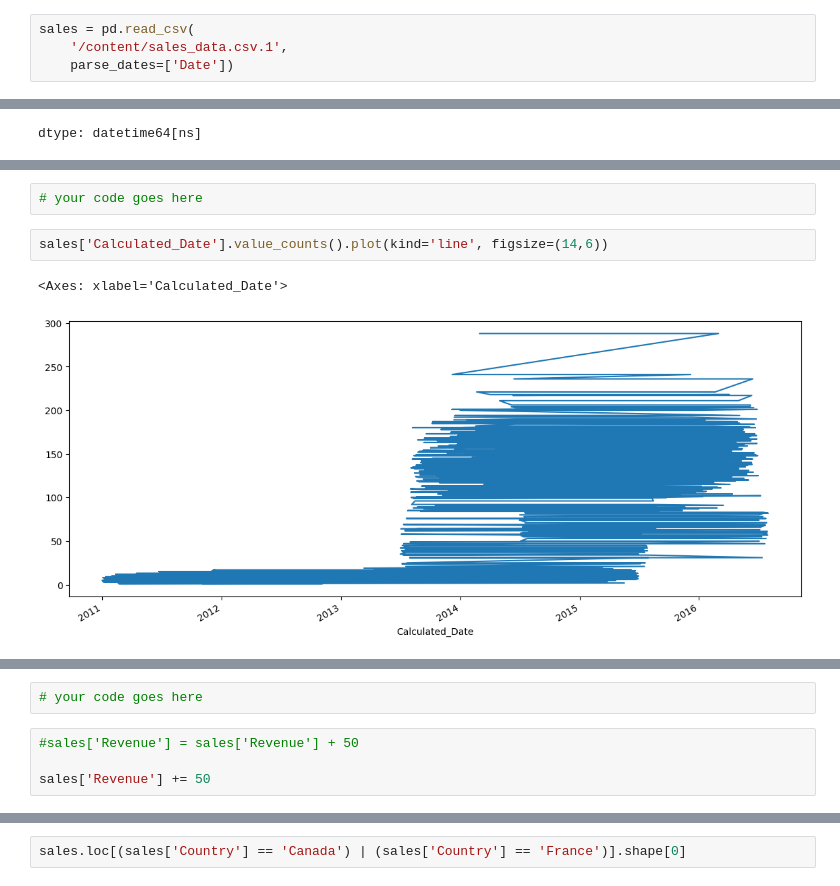
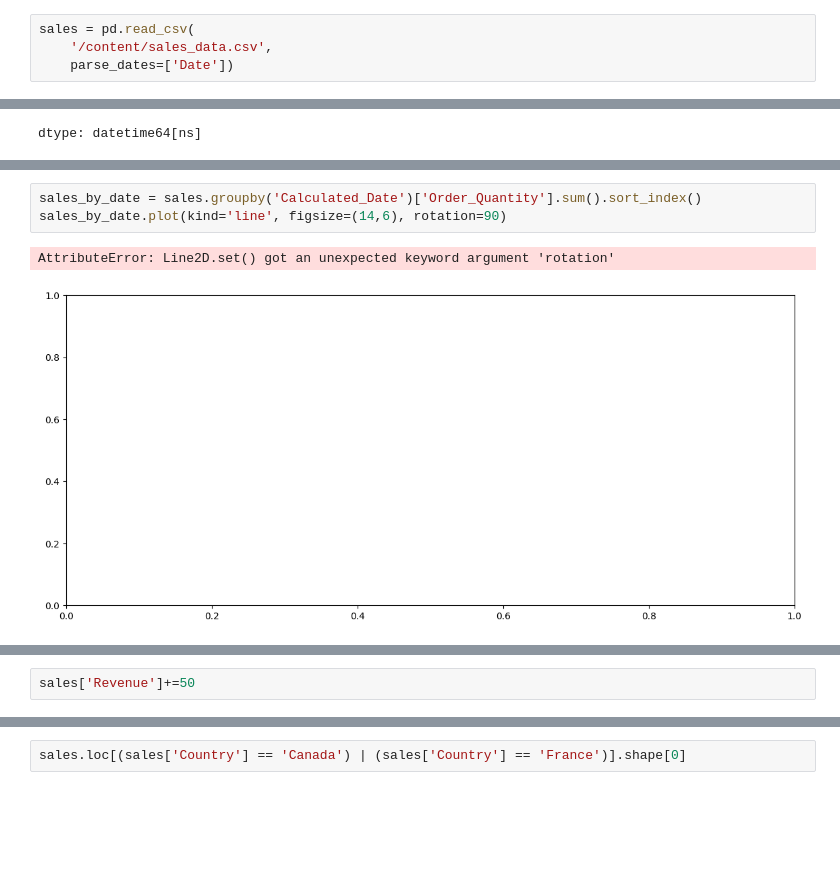
Before and after one commit to jefferpardo1996-a11y/Python-public, a Jupyter notebook: Exercises_1.ipynb, the cells around one changed output, grey strips where cells are left out. Cells and saved outputs as stored; diff of their text form; blank space fills up the shorter version.

```diff
--- a/Exercises_1.ipynb
+++ b/Exercises_1.ipynb
@@ -45,7 +45,7 @@ Date,Day,Month,Year,Customer_Age,Age_Group,Customer_Gender,Country,State,Product
 2014-02-22,22,February,2014,35,Adults (35-64),M,Australia,Victoria,Accessories,Bike Racks,Hitch Rack - 4-Bike,22,45,120,1096,990,2086
 # %%
 sales = pd.read_csv(
-    '/content/sales_data.csv.1',
+    '/content/sales_data.csv',
     parse_dates=['Date'])
 # %%
 sales.head()
@@ -414,23 +416,18 @@ dtype: datetime64[ns]
 ### How did sales evolve through the years?
 
 Show a <b>line plot</b> using `Calculated_Date` column as the x-axis and the count of sales as the y-axis.
-# %%
-# your code goes here
 # %%
-sales['Calculated_Date'].value_counts().plot(kind='line', figsize=(14,6))
+sales_by_date = sales.groupby('Calculated_Date')['Order_Quantity'].sum().sort_index()
+sales_by_date.plot(kind='line', figsize=(14,6), rotation=90)
 # %% [output]
-<Axes: xlabel='Calculated_Date'>
+AttributeError: Line2D.set() got an unexpected keyword argument 'rotation'
-[figure, old version]
+[figure, new version]
 # %% [markdown]
 ![green-divider](https://user-images.githubusercontent.com/7065401/52071924-c003ad80-2562-11e9-8297-1c6595f8a7ff.png)
 
 ### Increase 50 U$S revenue to every sale
-# %%
-# your code goes here
-# %%
-#sales['Revenue'] = sales['Revenue'] + 50
-
-sales['Revenue'] += 50
+# %%
+sales['Revenue']+=50
 # %% [markdown]
 ![green-divider](https://user-images.githubusercontent.com/7065401/52071924-c003ad80-2562-11e9-8297-1c6595f8a7ff.png)
 
```
Also changed, not shown: parts of 39 cells of this notebook.
